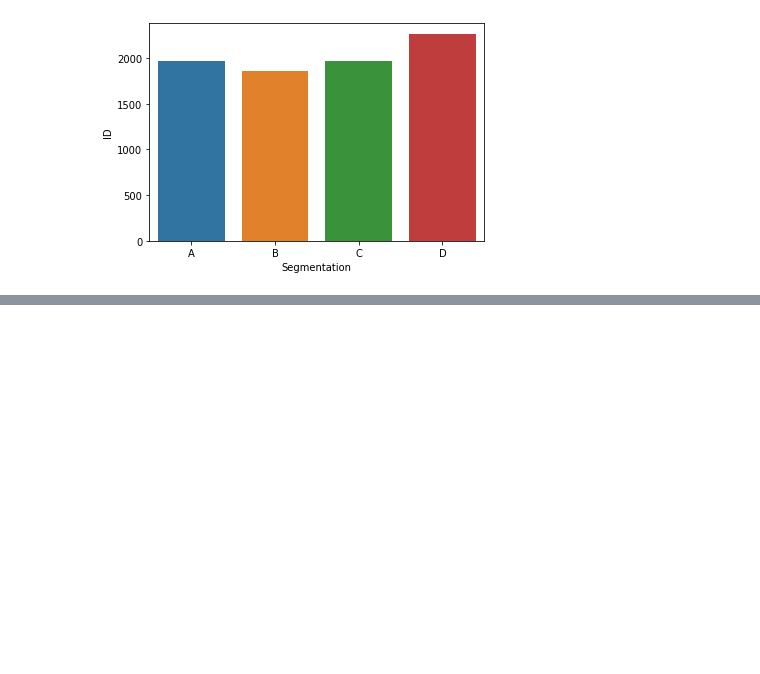
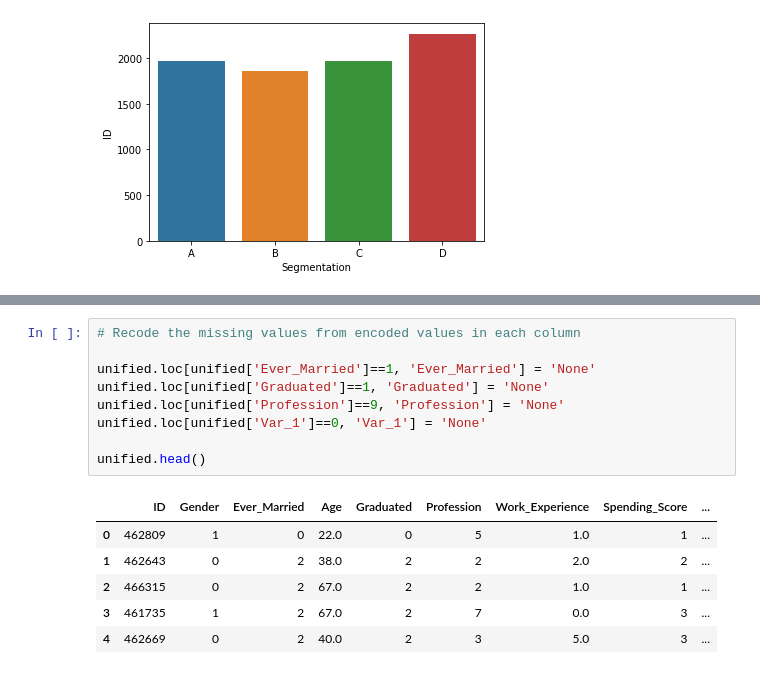
Before and after one commit to anuragb1090/JH_CustomerSegmentation, a Jupyter notebook: 000_JH_CustomerSegmentation.ipynb, the cells around one changed output, grey strips where cells are left out. Cells and saved outputs as stored; diff of their text form; blank space fills up the shorter version.

```diff
--- a/000_JH_CustomerSegmentation.ipynb
+++ b/000_JH_CustomerSegmentation.ipynb
@@ -90,0 +179,16 @@ sns.barplot(x='Segmentation', y='ID', data=tmp)
+# %%
+# Recode the missing values from encoded values in each column
+
+unified.loc[unified['Ever_Married']==1, 'Ever_Married'] = 'None'
+unified.loc[unified['Graduated']==1, 'Graduated'] = 'None'
+unified.loc[unified['Profession']==9, 'Profession'] = 'None'
+unified.loc[unified['Var_1']==0, 'Var_1'] = 'None'
+
+unified.head()
+# %% [output]
+|  | ID | Gender | Ever_Married | Age | Graduated | Profession | Work_Experience | Spending_Score | ... |
+| 0 | 462809 | 1 | 0 | 22.0 | 0 | 5 | 1.0 | 1 | ... |
+| 1 | 462643 | 0 | 2 | 38.0 | 2 | 2 | 2.0 | 2 | ... |
+| 2 | 466315 | 0 | 2 | 67.0 | 2 | 2 | 1.0 | 1 | ... |
+| 3 | 461735 | 1 | 2 | 67.0 | 2 | 7 | 0.0 | 3 | ... |
+| 4 | 462669 | 0 | 2 | 40.0 | 2 | 3 | 5.0 | 3 | ... |
```
Also changed, not shown: parts of 26 cells of this notebook.
